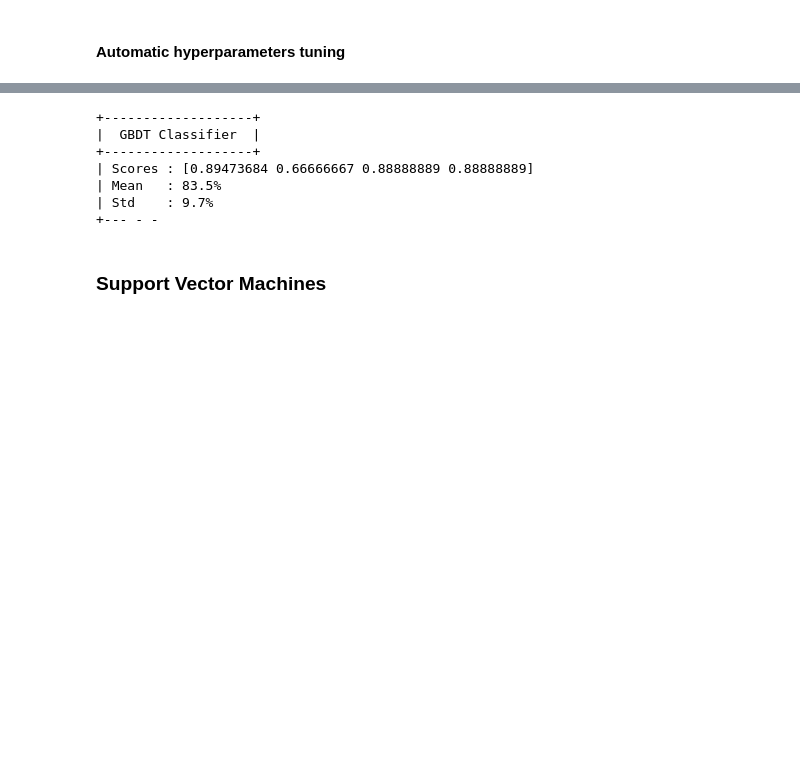
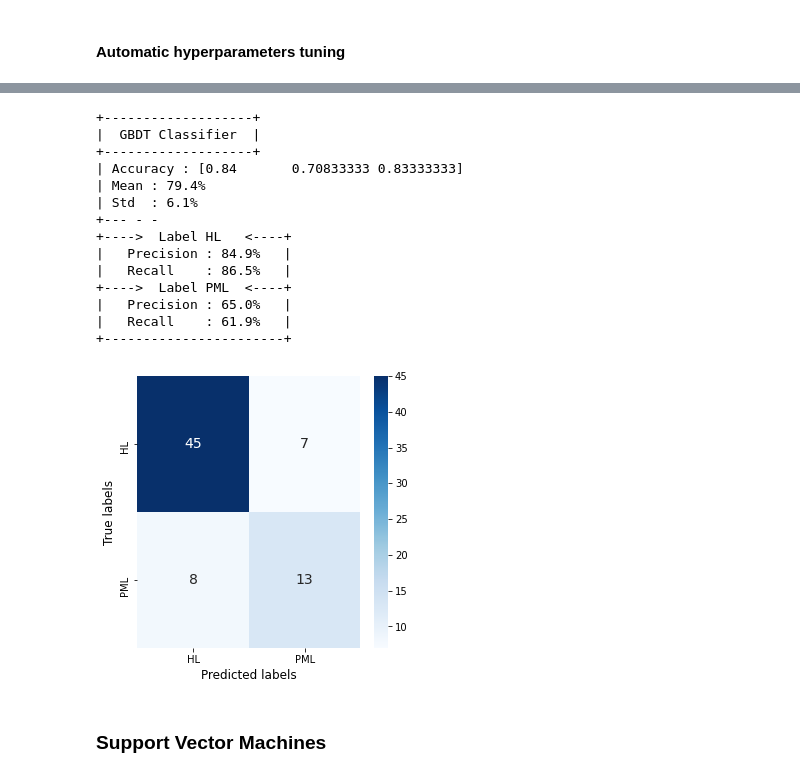
Before and after one commit to harel-coffee/mediastinal-lymphoma-classification-auto, a Jupyter notebook: binary_classification.ipynb, the cells around one changed output, grey strips where cells are left out. Saved outputs shown, nothing was run; the diff lists cells and outputs as text; code cells hidden in the pictures; blank space fills up the shorter version.

```diff
--- a/binary_classification.ipynb
+++ b/binary_classification.ipynb
@@ -110,16 +116,16 @@ Label ratio on test-set  : 46.2%
 # %%
-%matplotlib inline
-import matplotlib.pyplot as plt
-
 from sklearn.model_selection import cross_val_score
 
-### Display trained model score
+scores = cross_val_score ( clf_dummy, X_train, y_train, scoring = "accuracy", cv = 3 )
+
 def display_score ( model_name: str, scores: list ):
   str_len = len ( model_name )
   print ( "+--" + "-" * str_len + "--+")
   print ( "|  {}  |" . format (model_name) )
   print ( "+--" + "-" * str_len + "--+")
-  print ( "| Scores : {}" . format ( scores ) )
-  print ( "| Mean   : {:.1f}%" . format ( 100 * np.mean(scores) ) )
-  print ( "| Std    : {:.1f}%" . format ( 100 * np.std (scores) ) )
+  print ( "| Accuracy : {}" . format ( scores ) )
+  print ( "| Mean : {:.1f}%" . format ( 100 * np.mean(scores) ) )
+  print ( "| Std  : {:.1f}%" . format ( 100 * np.std (scores) ) )
   print ( "+--- - -")
+
+display_score ( model_name = "Dummy Classifier", scores = scores )
@@ -224,23 +296,33 @@ df . sort_values ( by = "value", ascending = False ) . head()
 # %%
 best_params = study_gbdt . best_params
 
 clf_gbdt = GradientBoostingClassifier (
                                         loss = best_params["loss"] ,
                                         learning_rate = best_params["lr"] ,
                                         n_estimators  = best_params["n_estims"]  ,
                                         criterion  =  best_params["criterion"]   ,
                                         max_leaf_nodes = best_params["max_leaf"] ,
                                         max_depth = best_params["max_depth"] ,
                                       )
 
-scores = cross_val_score ( clf_gbdt, X_train, y_train, scoring = "accuracy", cv = 4 )
+scores = cross_val_score ( clf_gbdt, X_train, y_train, scoring = "accuracy", cv = 3 )
+y_train_pred = cross_val_predict ( clf_gbdt, X_train, y_train, cv = 3 )
 
 display_score ( model_name = "GBDT Classifier", scores = scores )
+_ = precision_recall_scores ( y_train, y_train_pred, labels = ["HL", "PML"], show_conf_matrix = True )
 # %% [output]
 +-------------------+
 |  GBDT Classifier  |
 +-------------------+
-| Scores : [0.89473684 0.66666667 0.88888889 0.88888889]
-| Mean   : 83.5%
-| Std    : 9.7%
+| Accuracy : [0.84       0.70833333 0.83333333]
+| Mean : 79.4%
+| Std  : 6.1%
 +--- - -
++---->  Label HL   <----+
+|   Precision : 84.9%   |
+|   Recall    : 86.5%   |
++---->  Label PML  <----+
+|   Precision : 65.0%   |
+|   Recall    : 61.9%   |
++-----------------------+
+[figure, added]
```
Also changed, not shown: parts of 12 cells of this notebook.
